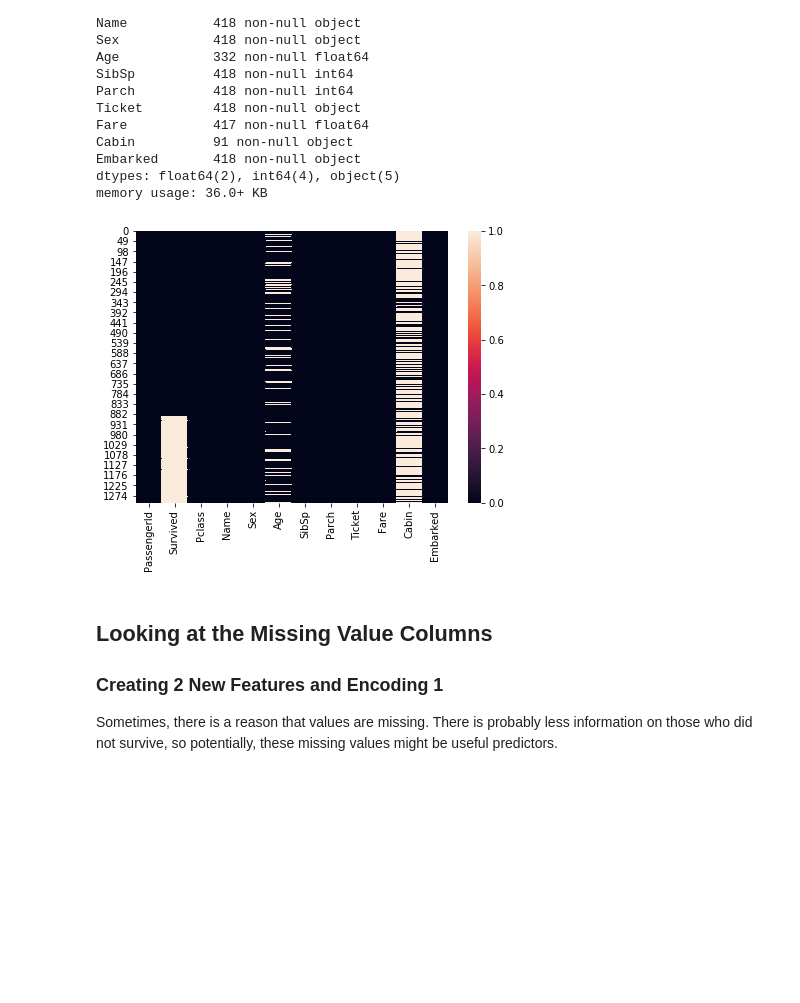
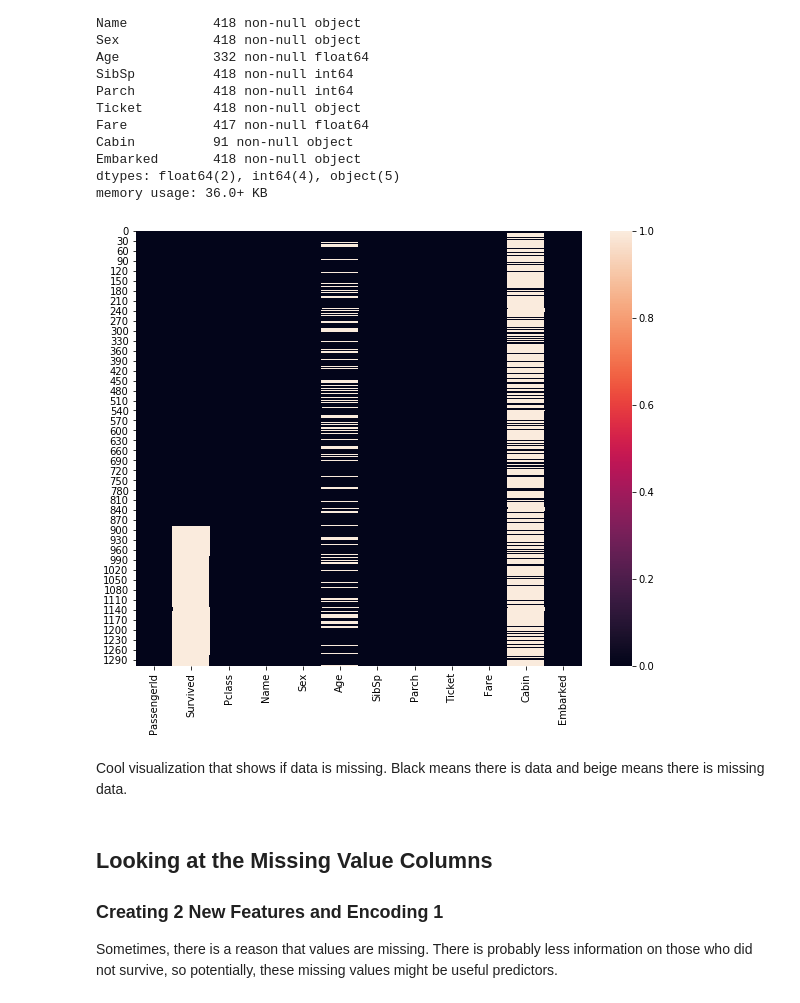
Before and after one commit to MountIce/Google_AMLI, a Jupyter notebook: Titanic_Data_Exploration_and_Predictions.ipynb, the cells around one changed output. Drawn from its saved outputs; the diff is of its cells as text; code cells hidden in the pictures; blank space fills up the shorter version.

```diff
--- a/Titanic_Data_Exploration_and_Predictions.ipynb
+++ b/Titanic_Data_Exploration_and_Predictions.ipynb
@@ -55,11 +63,13 @@ Embarked       418 non-null object
 dtypes: float64(2), int64(4), object(5)
 memory usage: 36.0+ KB
 # %%
-plt.figure(figsize = (7,5))
+plt.figure(figsize = (10,8))
 sns.heatmap(df.isnull())
 plt.show()
 # %% [output]
-[figure, old version]
+[figure, new version]
+# %% [markdown]
+Cool visualization that shows if data is missing. Black means there is data and beige means there is missing data.
 # %% [markdown]
 ## Looking at the Missing Value Columns
 ### Creating 2 New Features and Encoding 1
```
Also changed, not shown: parts of 32 cells of this notebook.
